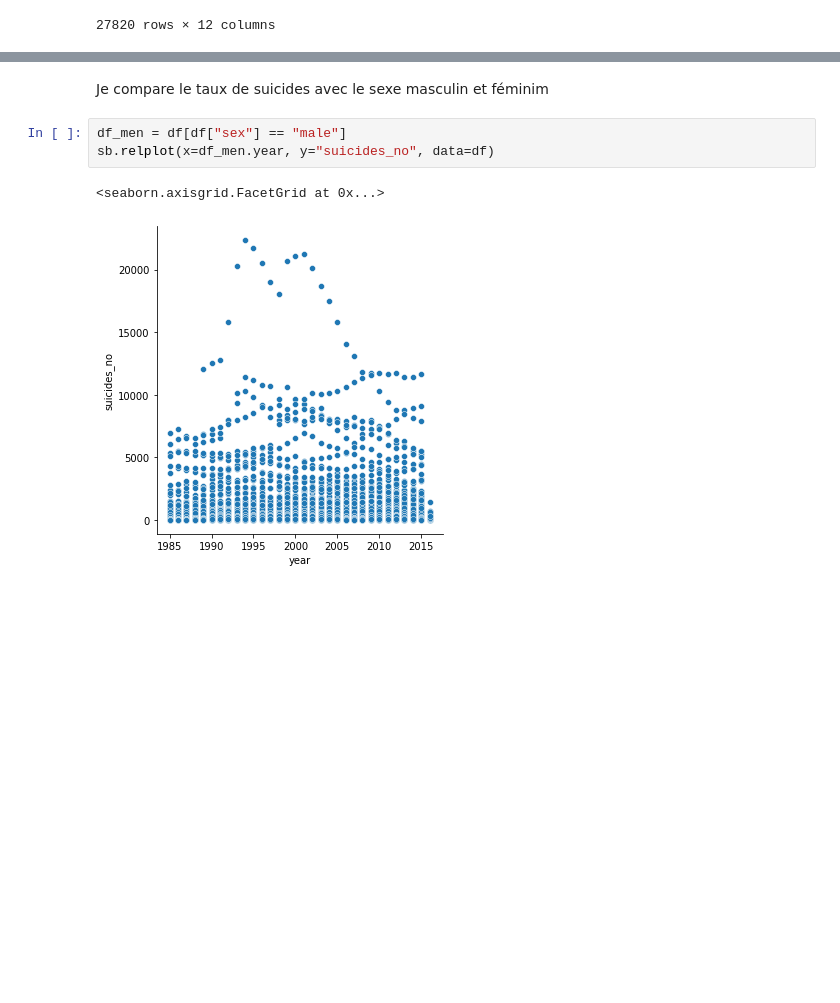
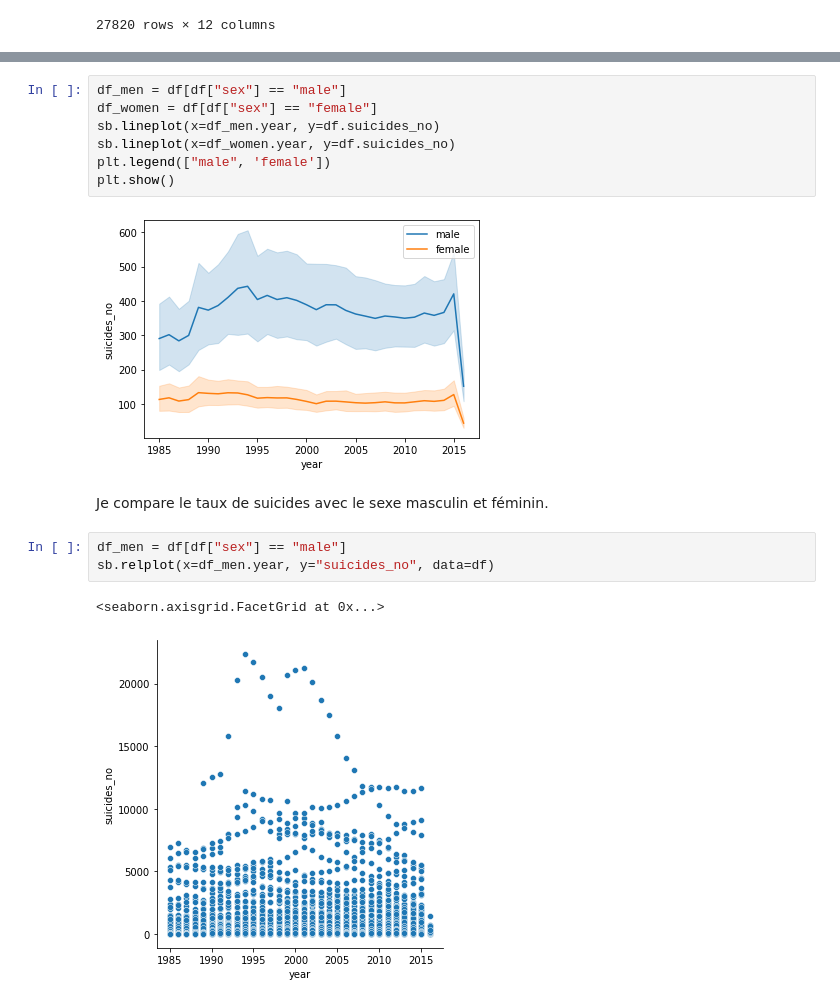
Before and after one commit to Nafise-Dev/DA_taux_suicides, a Jupyter notebook: Taux_suicides.ipynb, the cells around one changed output, grey strips where cells are left out. Drawn from its saved outputs; the diff is of its cells as text; blank space fills up the shorter version.

```diff
--- a/Taux_suicides.ipynb
+++ b/Taux_suicides.ipynb
@@ -64,8 +64,17 @@ df
 | 27818 | Uzbekistan | 2014 | female | 5-14 years | 44 | 2631600 | 1.67 | Uzbekistan2014 | 0.675 | ... |
 | 27819 | Uzbekistan | 2014 | female | 55-74 years | 21 | 1438935 | 1.46 | Uzbekistan2014 | 0.675 | ... |
 27820 rows × 12 columns
+# %%
+df_men = df[df["sex"] == "male"]
+df_women = df[df["sex"] == "female"]
+sb.lineplot(x=df_men.year, y=df.suicides_no)
+sb.lineplot(x=df_women.year, y=df.suicides_no)
+plt.legend(["male", 'female'])
+plt.show()
+# %% [output]
+[figure, added]
 # %% [markdown]
-Je compare le taux de suicides avec le sexe masculin et féminim
+Je compare le taux de suicides avec le sexe masculin et féminin.
 # %%
 df_men = df[df["sex"] == "male"]
 sb.relplot(x=df_men.year, y="suicides_no", data=df)
```
Also changed, not shown: parts of 11 cells of this notebook.
